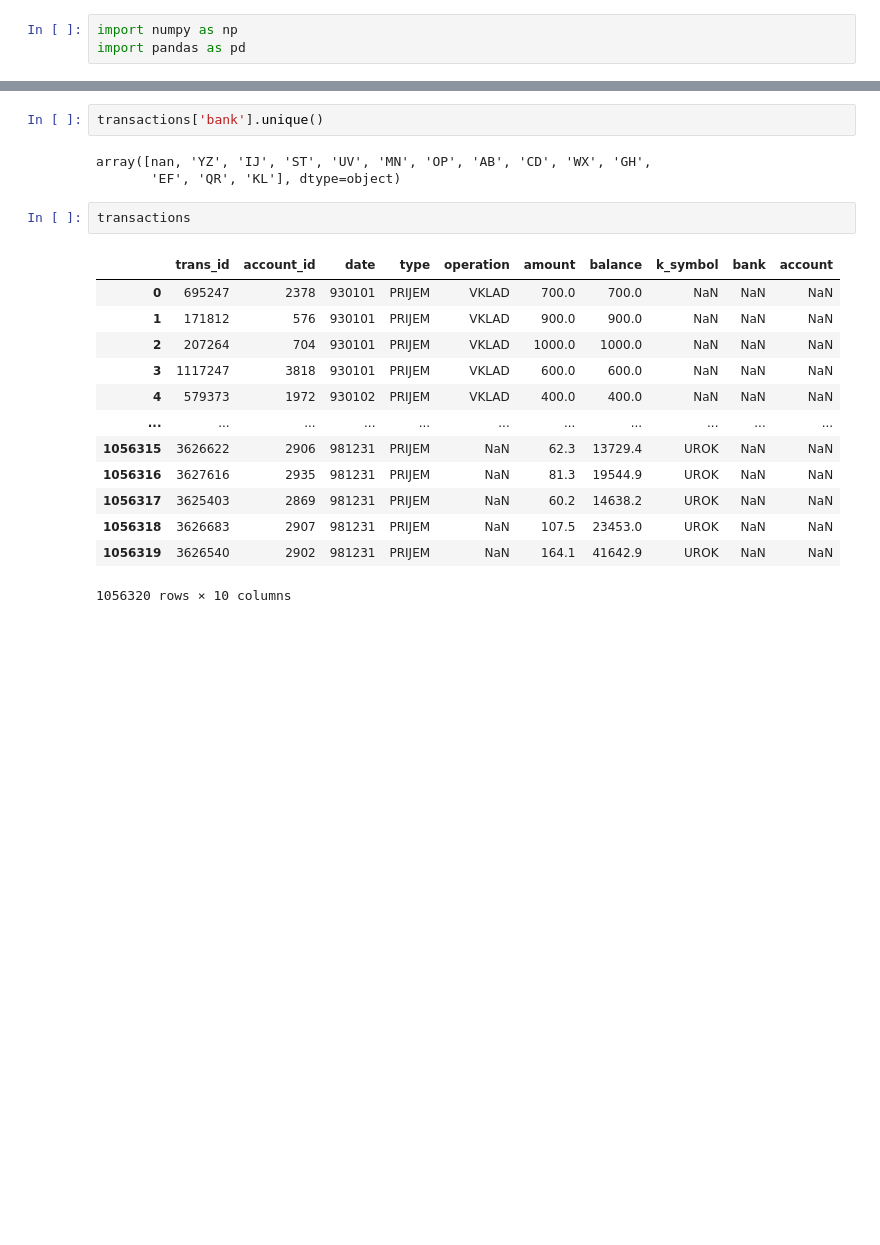
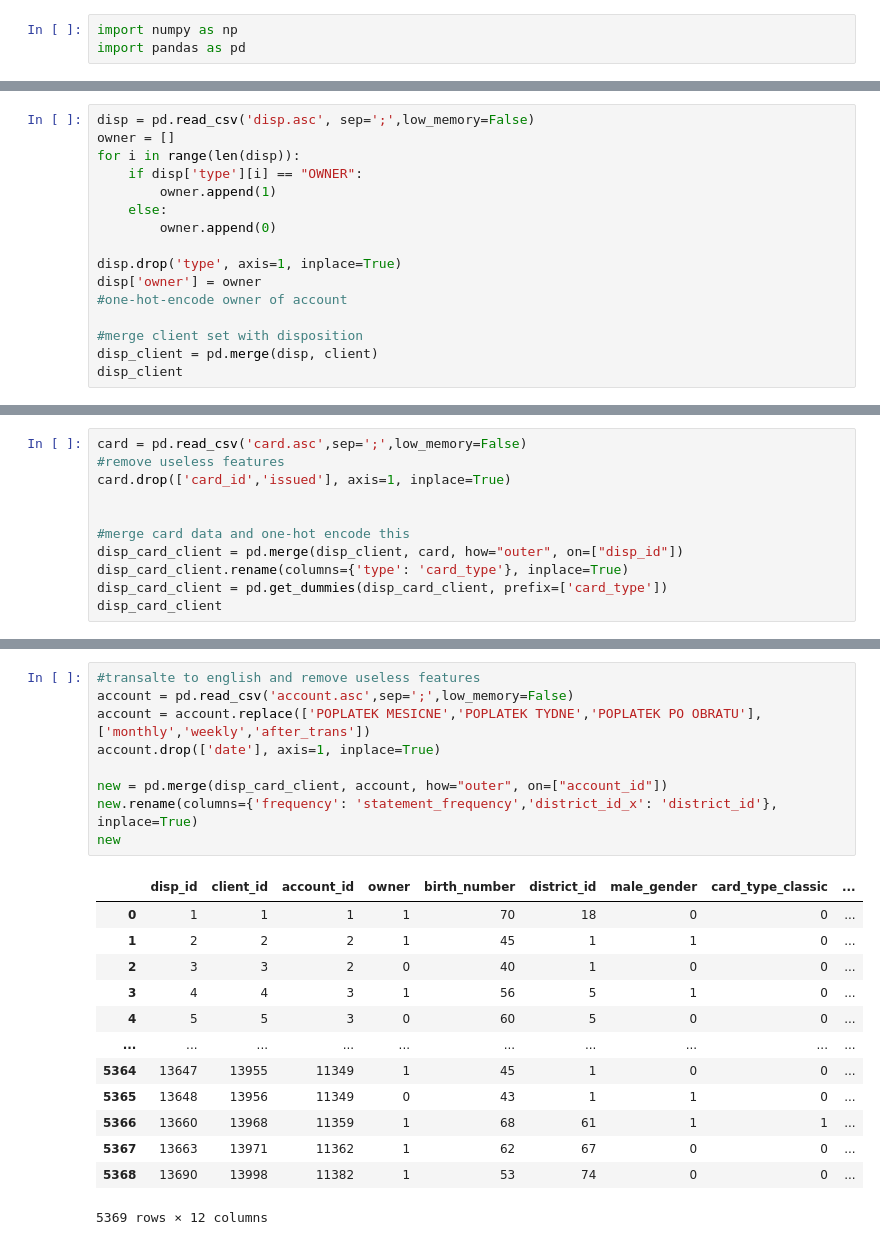
Before and after one commit to EMAT31530/ai-group-project-group-28, a Jupyter notebook: loan-default-prediction-main/data/Berkas_Clean Data.ipynb, the cells around one changed output, grey strips where cells are left out. Saved outputs shown, nothing was run; the diff lists cells and outputs as text; blank space fills up the shorter version.

```diff
--- a/loan-default-prediction-main/data/Berkas_Clean Data.ipynb
+++ b/loan-default-prediction-main/data/Berkas_Clean Data.ipynb
@@ -5,0 +44,16 @@ transactions = pd.read_csv('trans.asc',sep=';',low_memory=False)
+# %%
+disp = pd.read_csv('disp.asc', sep=';',low_memory=False)
+owner = []
+for i in range(len(disp)):
+    if disp['type'][i] == "OWNER":
+        owner.append(1)
+    else:
+        owner.append(0)
+
+disp.drop('type', axis=1, inplace=True)
+disp['owner'] = owner
+#one-hot-encode owner of account
+
+#merge client set with disposition
+disp_client = pd.merge(disp, client)
+disp_client
@@ -5,0 +74,11 @@ transactions = pd.read_csv('trans.asc',sep=';',low_memory=False)
+# %%
+card = pd.read_csv('card.asc',sep=';',low_memory=False)
+#remove useless features
+card.drop(['card_id','issued'], axis=1, inplace=True)
+
+
+#merge card data and one-hot encode this
+disp_card_client = pd.merge(disp_client, card, how="outer", on=["disp_id"])
+disp_card_client.rename(columns={'type': 'card_type'}, inplace=True)
+disp_card_client = pd.get_dummies(disp_card_client, prefix=['card_type'])
+disp_card_client
@@ -6,21 +99,23 @@ transactions = pd.read_csv('trans.asc',sep=';',low_memory=False)
 # %%
-transactions['bank'].unique()
+#transalte to english and remove useless features
+account = pd.read_csv('account.asc',sep=';',low_memory=False)
+account = account.replace(['POPLATEK MESICNE','POPLATEK TYDNE','POPLATEK PO OBRATU'],['monthly','weekly','after_trans'])
+account.drop(['date'], axis=1, inplace=True)
+
+new = pd.merge(disp_card_client, account, how="outer", on=["account_id"])
+new.rename(columns={'frequency': 'statement_frequency','district_id_x': 'district_id'}, inplace=True)
+new
 # %% [output]
+|  | disp_id | client_id | account_id | owner | birth_number | district_id | male_gender | card_type_classic | ... |
+| 0 | 1 | 1 | 1 | 1 | 70 | 18 | 0 | 0 | ... |
+| 1 | 2 | 2 | 2 | 1 | 45 | 1 | 1 | 0 | ... |
+| 2 | 3 | 3 | 2 | 0 | 40 | 1 | 0 | 0 | ... |
+| 3 | 4 | 4 | 3 | 1 | 56 | 5 | 1 | 0 | ... |
+| 4 | 5 | 5 | 3 | 0 | 60 | 5 | 0 | 0 | ... |
+| ... | ... | ... | ... | ... | ... | ... | ... | ... | ... |
+| 5364 | 13647 | 13955 | 11349 | 1 | 45 | 1 | 0 | 0 | ... |
+| 5365 | 13648 | 13956 | 11349 | 0 | 43 | 1 | 1 | 0 | ... |
+| 5366 | 13660 | 13968 | 11359 | 1 | 68 | 61 | 1 | 1 | ... |
+| 5367 | 13663 | 13971 | 11362 | 1 | 62 | 67 | 0 | 0 | ... |
+| 5368 | 13690 | 13998 | 11382 | 1 | 53 | 74 | 0 | 0 | ... |
-array([nan, 'YZ', 'IJ', 'ST', 'UV', 'MN', 'OP', 'AB', 'CD', 'WX', 'GH',
-       'EF', 'QR', 'KL'], dtype=object)
+5369 rows × 12 columns
-# %%
-transactions
-# %% [output]
-|  | trans_id | account_id | date | type | operation | amount | balance | k_symbol | bank | account |
-| 0 | 695247 | 2378 | 930101 | PRIJEM | VKLAD | 700.0 | 700.0 | NaN | NaN | NaN |
-| 1 | 171812 | 576 | 930101 | PRIJEM | VKLAD | 900.0 | 900.0 | NaN | NaN | NaN |
-| 2 | 207264 | 704 | 930101 | PRIJEM | VKLAD | 1000.0 | 1000.0 | NaN | NaN | NaN |
-| 3 | 1117247 | 3818 | 930101 | PRIJEM | VKLAD | 600.0 | 600.0 | NaN | NaN | NaN |
-| 4 | 579373 | 1972 | 930102 | PRIJEM | VKLAD | 400.0 | 400.0 | NaN | NaN | NaN |
-| ... | ... | ... | ... | ... | ... | ... | ... | ... | ... | ... |
-| 1056315 | 3626622 | 2906 | 981231 | PRIJEM | NaN | 62.3 | 13729.4 | UROK | NaN | NaN |
-| 1056316 | 3627616 | 2935 | 981231 | PRIJEM | NaN | 81.3 | 19544.9 | UROK | NaN | NaN |
-| 1056317 | 3625403 | 2869 | 981231 | PRIJEM | NaN | 60.2 | 14638.2 | UROK | NaN | NaN |
-| 1056318 | 3626683 | 2907 | 981231 | PRIJEM | NaN | 107.5 | 23453.0 | UROK | NaN | NaN |
-| 1056319 | 3626540 | 2902 | 981231 | PRIJEM | NaN | 164.1 | 41642.9 | UROK | NaN | NaN |
-1056320 rows × 10 columns
```
Also changed, not shown: parts of 7 cells of this notebook, 12 other files.
